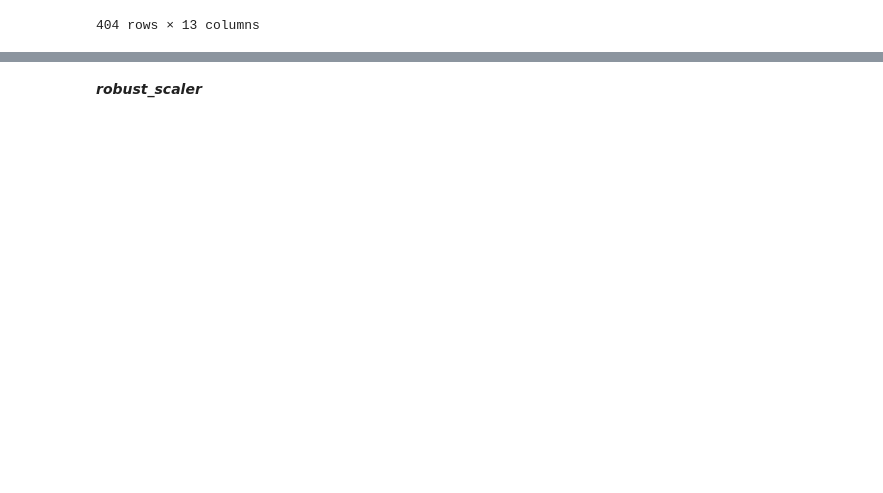
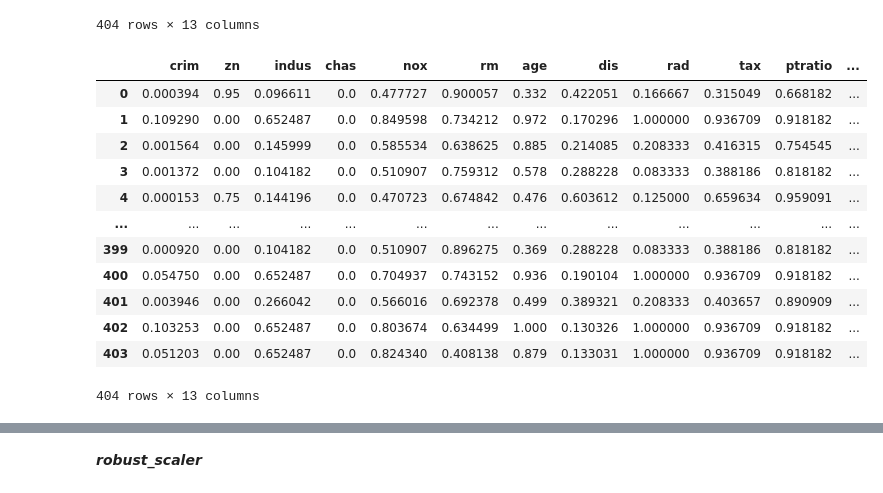
Before and after one commit to ns-m/data_analysis, a Jupyter notebook: Copy_of_Boston_sklearn_3.ipynb, the cells around one changed output, grey strips where cells are left out. Cells and saved outputs as stored; diff of their text form; code cells hidden in the pictures; blank space fills up the shorter version.

```diff
--- a/Copy_of_Boston_sklearn_3.ipynb
+++ b/Copy_of_Boston_sklearn_3.ipynb
@@ -351,3 +360,22 @@ scaled_minmaxdf
 | 402 | 0.103189 | 0.00 | 0.646628 | 0.0 | 0.648148 | 0.382455 | 1.000000 | 0.037536 | 1.000000 | 0.914122 | 0.808511 | ... |
 | 403 | 0.051136 | 0.00 | 0.646628 | 0.0 | 0.685185 | 0.000000 | 0.871277 | 0.040530 | 1.000000 | 0.914122 | 0.808511 | ... |
 404 rows × 13 columns
+# %%
+max_abs_scaler =  MaxAbsScaler()
+scaled_max_abs = max_abs_scaler.fit_transform(X_train)
+scaled_max_abs_df = pd.DataFrame(scaled_max_abs, columns=X.columns)
+scaled_max_abs_df
+# %% [output]
+|  | crim | zn | indus | chas | nox | rm | age | dis | rad | tax | ptratio | ... |
+| 0 | 0.000394 | 0.95 | 0.096611 | 0.0 | 0.477727 | 0.900057 | 0.332 | 0.422051 | 0.166667 | 0.315049 | 0.668182 | ... |
+| 1 | 0.109290 | 0.00 | 0.652487 | 0.0 | 0.849598 | 0.734212 | 0.972 | 0.170296 | 1.000000 | 0.936709 | 0.918182 | ... |
+| 2 | 0.001564 | 0.00 | 0.145999 | 0.0 | 0.585534 | 0.638625 | 0.885 | 0.214085 | 0.208333 | 0.416315 | 0.754545 | ... |
+| 3 | 0.001372 | 0.00 | 0.104182 | 0.0 | 0.510907 | 0.759312 | 0.578 | 0.288228 | 0.083333 | 0.388186 | 0.818182 | ... |
+| 4 | 0.000153 | 0.75 | 0.144196 | 0.0 | 0.470723 | 0.674842 | 0.476 | 0.603612 | 0.125000 | 0.659634 | 0.959091 | ... |
+| ... | ... | ... | ... | ... | ... | ... | ... | ... | ... | ... | ... | ... |
+| 399 | 0.000920 | 0.00 | 0.104182 | 0.0 | 0.510907 | 0.896275 | 0.369 | 0.288228 | 0.083333 | 0.388186 | 0.818182 | ... |
+| 400 | 0.054750 | 0.00 | 0.652487 | 0.0 | 0.704937 | 0.743152 | 0.936 | 0.190104 | 1.000000 | 0.936709 | 0.918182 | ... |
+| 401 | 0.003946 | 0.00 | 0.266042 | 0.0 | 0.566016 | 0.692378 | 0.499 | 0.389321 | 0.208333 | 0.403657 | 0.890909 | ... |
+| 402 | 0.103253 | 0.00 | 0.652487 | 0.0 | 0.803674 | 0.634499 | 1.000 | 0.130326 | 1.000000 | 0.936709 | 0.918182 | ... |
+| 403 | 0.051203 | 0.00 | 0.652487 | 0.0 | 0.824340 | 0.408138 | 0.879 | 0.133031 | 1.000000 | 0.936709 | 0.918182 | ... |
+404 rows × 13 columns
```
Also changed, not shown: parts of 6 cells of this notebook.
